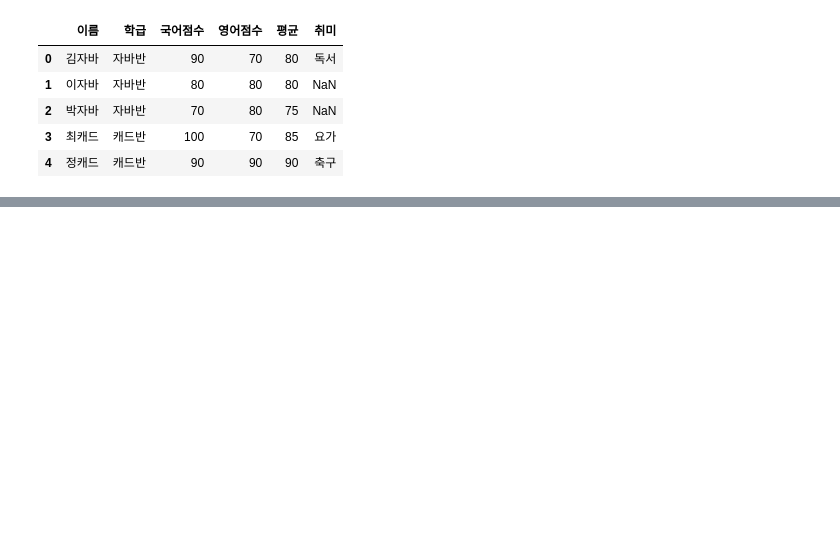
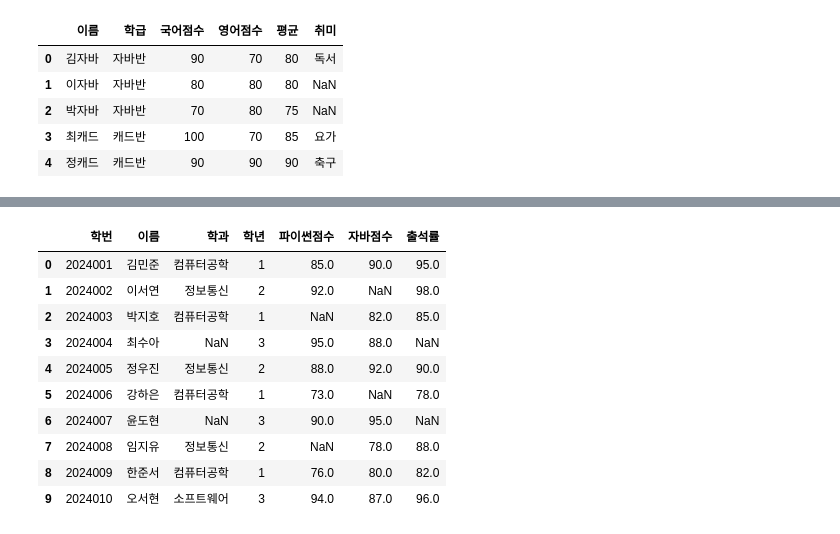
Before and after one commit to james14kr/AcademyWorkSpance, a Jupyter notebook: Python/데이터분석/02.결측치제거.ipynb, the cells around one changed output, grey strips where cells are left out. Cells and saved outputs as stored; diff of their text form; code cells hidden in the pictures; blank space fills up the shorter version.

```diff
--- a/Python/데이터분석/02.결측치제거.ipynb
+++ b/Python/데이터분석/02.결측치제거.ipynb
@@ -60,0 +52,28 @@ Name: 취미, dtype: str
+# %%
+data = {
+    '학번': ['2024001', '2024002', '2024003', '2024004', '2024005',
+             '2024006', '2024007', '2024008', '2024009', '2024010'],
+    '이름': ['김민준', '이서연', '박지호', '최수아', '정우진',
+             '강하은', '윤도현', '임지유', '한준서', '오서현'],
+    '학과': ['컴퓨터공학', '정보통신', '컴퓨터공학', None, '정보통신',
+             '컴퓨터공학', None, '정보통신', '컴퓨터공학', '소프트웨어'],
+    '학년': [1, 2, 1, 3, 2, 1, 3, 2, 1, 3],
+    '파이썬점수': [85, 92, None, 95, 88, 73, 90, None, 76, 94],
+    '자바점수': [90, None, 82, 88, 92, None, 95, 78, 80, 87],
+    '출석률': [95.0, 98.0, 85.0, None, 90.0, 78.0, None, 88.0, 82.0, 96.0]
+}
+
+df = pd.DataFrame(data)
+df
+# %% [output]
+|  | 학번 | 이름 | 학과 | 학년 | 파이썬점수 | 자바점수 | 출석률 |
+| 0 | 2024001 | 김민준 | 컴퓨터공학 | 1 | 85.0 | 90.0 | 95.0 |
+| 1 | 2024002 | 이서연 | 정보통신 | 2 | 92.0 | NaN | 98.0 |
+| 2 | 2024003 | 박지호 | 컴퓨터공학 | 1 | NaN | 82.0 | 85.0 |
+| 3 | 2024004 | 최수아 | NaN | 3 | 95.0 | 88.0 | NaN |
+| 4 | 2024005 | 정우진 | 정보통신 | 2 | 88.0 | 92.0 | 90.0 |
+| 5 | 2024006 | 강하은 | 컴퓨터공학 | 1 | 73.0 | NaN | 78.0 |
+| 6 | 2024007 | 윤도현 | NaN | 3 | 90.0 | 95.0 | NaN |
+| 7 | 2024008 | 임지유 | 정보통신 | 2 | NaN | 78.0 | 88.0 |
+| 8 | 2024009 | 한준서 | 컴퓨터공학 | 1 | 76.0 | 80.0 | 82.0 |
+| 9 | 2024010 | 오서현 | 소프트웨어 | 3 | 94.0 | 87.0 | 96.0 |
```
Also changed, not shown: parts of 16 cells of this notebook, 24 other files.
